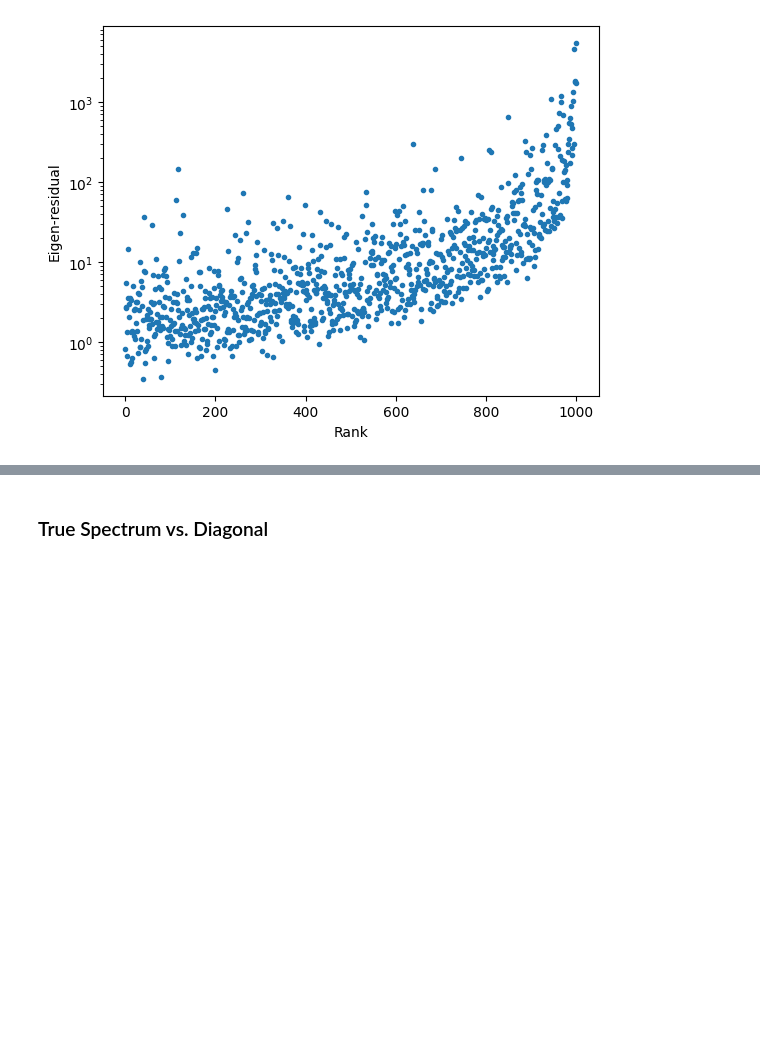
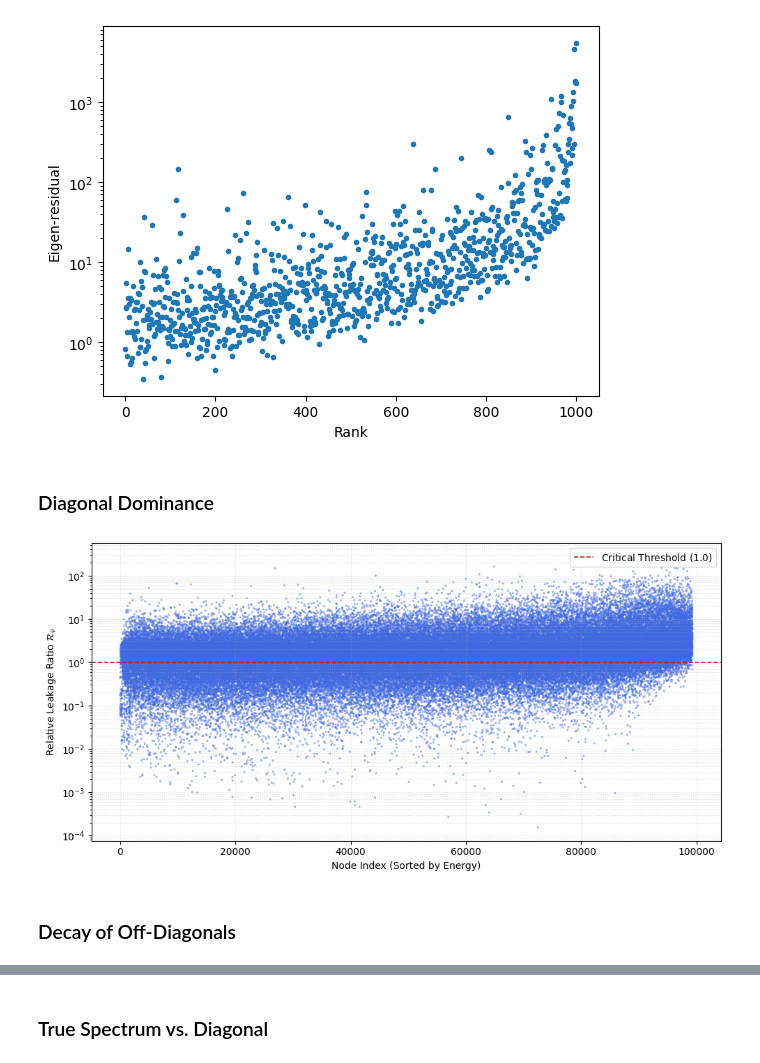
Before and after one commit to spsvihla/pcms, a Jupyter notebook: notebooks/sparsification_example.ipynb, the cells around one changed output, grey strips where cells are left out. Cells and saved outputs as stored; diff of their text form; code cells hidden in the pictures; blank space fills up the shorter version.

```diff
--- a/notebooks/sparsification_example.ipynb
+++ b/notebooks/sparsification_example.ipynb
@@ -381,3 +389,32 @@ plt.ylabel("Eigen-residual")
 plt.show()
 # %% [output]
 [figure]
+# %% [markdown]
+### Diagonal Dominance
+# %%
+def compute_dominance_ratios(S2):
+    row_abs_sum = np.array(np.abs(S2).sum(axis=1)).flatten()
+    diag_abs = np.abs(S2.diagonal())
+    off_diag_sum = row_abs_sum - diag_abs
+    ratios = np.divide(off_diag_sum, diag_abs,
+                       out=np.zeros_like(off_diag_sum),
+                       where=diag_abs != 0)
+    return ratios
+# %%
+diag_sort_idxs = np.argsort(diag)
+ratios = compute_dominance_ratios(S2)[diag_sort_idxs]
+# %%
+plt.figure(figsize=(10, 5), dpi=100)
+plt.scatter(np.arange(ratios.size), ratios, s=5, alpha=0.5, color='royalblue', edgecolors='none')
+plt.axhline(1.0, color='firebrick', linestyle='--', linewidth=1.2, label='Critical Threshold ($1.0$)')
+plt.yscale('log')
+plt.xlabel('Node Index (Sorted by Energy)')
+plt.ylabel('Relative Leakage Ratio $\mathcal{R}_{\\nu}$')
+plt.grid(True, which='both', linestyle=':', alpha=0.4)
+plt.legend(frameon=True, loc='upper right')
+plt.tight_layout()
+plt.show()
+# %% [output]
+[figure, added]
+# %% [markdown]
+### Decay of Off-Diagonals
```
Also changed, not shown: parts of 25 cells of this notebook.
